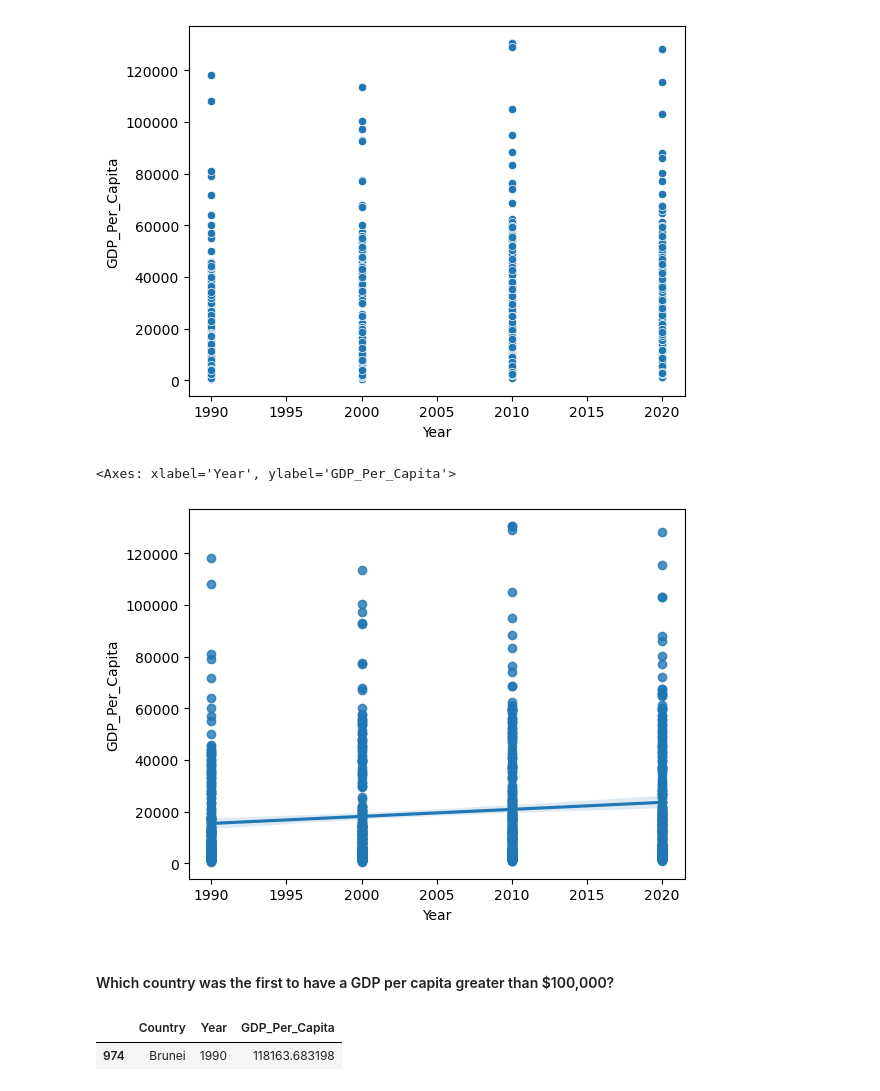
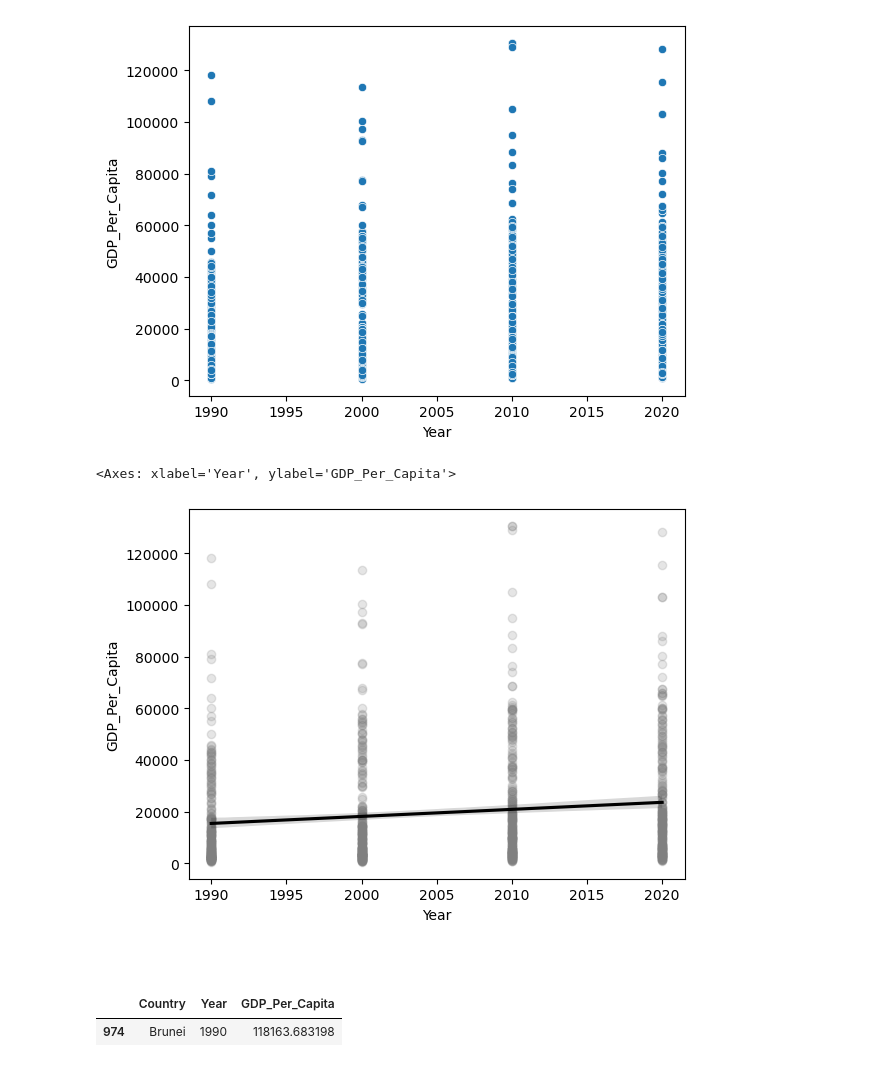
Before and after one commit to NSS-Full-Time-Data-Analytics-16/un-project-Rcortes13, a Jupyter notebook: notebooks/un_project.ipynb, the cells around one changed output. Drawn from its saved outputs; the diff is of its cells as text; code cells hidden in the pictures.

```diff
--- a/notebooks/un_project.ipynb
+++ b/notebooks/un_project.ipynb
@@ -129,12 +138,12 @@ sns.scatterplot(x=gdp_decades.Year, y=gdp_decades.GDP_Per_Capita)
 <Axes: xlabel='Year', ylabel='GDP_Per_Capita'>
 [figure]
 # %%
-sns.regplot(x=gdp_decades.Year, y=gdp_decades.GDP_Per_Capita)
+sns.regplot(x=gdp_decades.Year, y=gdp_decades.GDP_Per_Capita, scatter_kws = {'color' : 'grey', 'alpha':0.2}, line_kws={'color':'black'} )
 # %% [output]
 <Axes: xlabel='Year', ylabel='GDP_Per_Capita'>
-[figure, old version]
+[figure, new version]
 # %% [markdown]
-#### Which country was the first to have a GDP per capita greater than $100,000?
+####
 # %%
 gdp_df.loc[gdp_df.GDP_Per_Capita > 100000].sort_values(by='Year').head(1)
 # %% [output]
```
Also changed, not shown: parts of 11 cells of this notebook.
